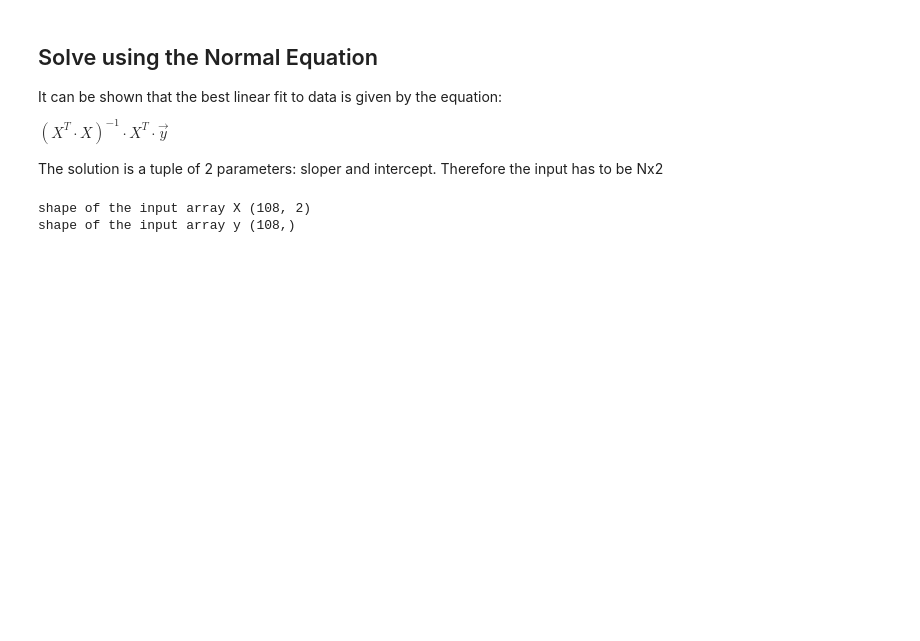
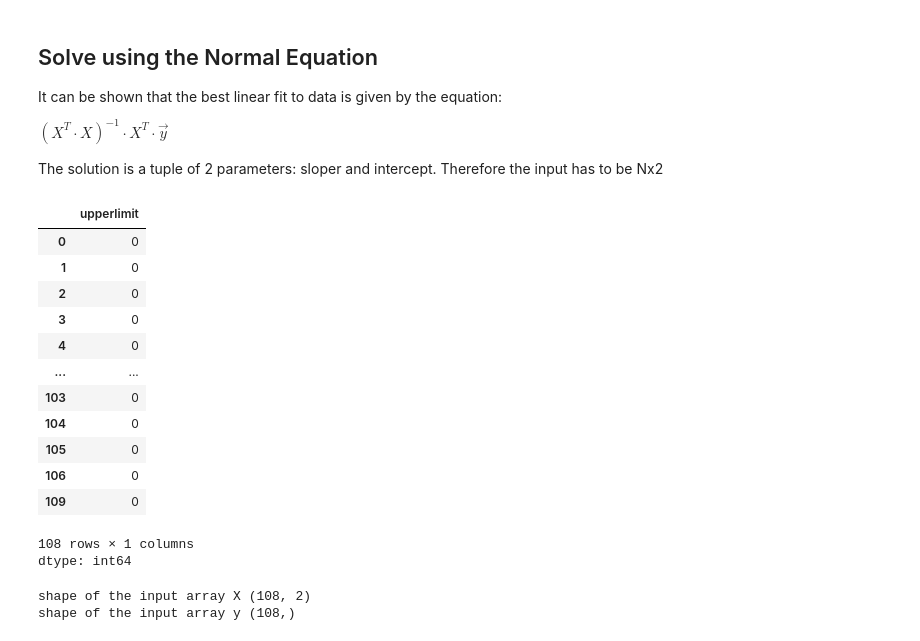
Before and after one commit to ashtonsouthwick/DSPS_ASouthwick, a Jupyter notebook: HW5/HW5_fitlinetogrbafterglow_mcmc_instructions_dsps25.ipynb, the cells around one changed output. Cells and saved outputs as stored; diff of their text form; code cells hidden in the pictures; blank space fills up the shorter version.

```diff
--- a/HW5/HW5_fitlinetogrbafterglow_mcmc_instructions_dsps25.ipynb
+++ b/HW5/HW5_fitlinetogrbafterglow_mcmc_instructions_dsps25.ipynb
@@ -23,7 +30,7 @@ import pylab as pl
 I am reading the data with Pandas. Pandas has excellent utilities for input-output of tabular data and also for time variables. We will use it throughout as our main package to acquire and manipulate data
 # %%
 # data is called grb050525A.csv in the data folder in the DSPS_FBianco repo
-grbAG = pd.read_csv(...)
+grbAG = pd.read_csv('https://raw.githubusercontent.com/fedhere/DSPS_FBianco/refs/heads/main/data/grb050525A.csv')
 grbAG.head()
 # %% [output]
 |  | filter | time | mag | magerr | upperlimit |
@@ -88,0 +87,3 @@ We will fit a line in log space. That corresponds to fitting a powerlaw y=x^a in
+# %%
+grbAG['logtime'] = np.log10(grbAG['time'])
+grbAG.head()
@@ -151,3 +157,21 @@ grbAGnouplim = ...# remove the upper limits from the dataframe to simplify the a
+# %%
+grbAGnouplim = grbAG.loc[grbAG['upperlimit'] == 0].copy()
+grbAGnouplim['upperlimit']
+# %% [output]
+|  | upperlimit |
+| 0 | 0 |
+| 1 | 0 |
+| 2 | 0 |
+| 3 | 0 |
+| 4 | 0 |
+| ... | ... |
+| 103 | 0 |
+| 104 | 0 |
+| 105 | 0 |
+| 106 | 0 |
+| 109 | 0 |
+108 rows × 1 columns
+dtype: int64
 # %%
 x = grbAGnouplim[grbAGnouplim.upperlimit == 0].logtime.values
 #pinck a function to expand the axis
```
Also changed, not shown: parts of 22 cells of this notebook.
